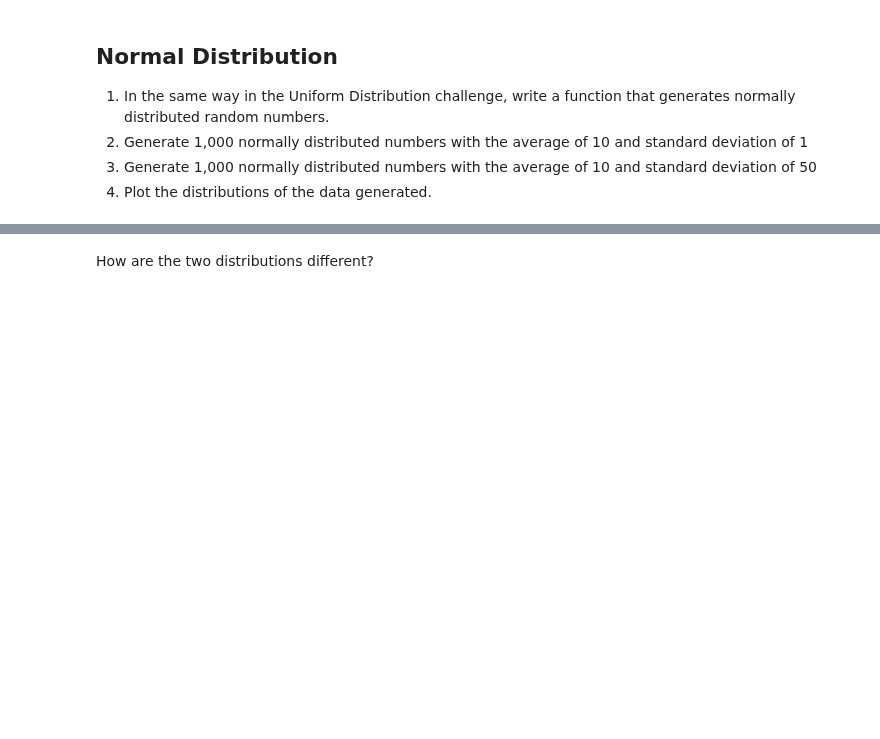
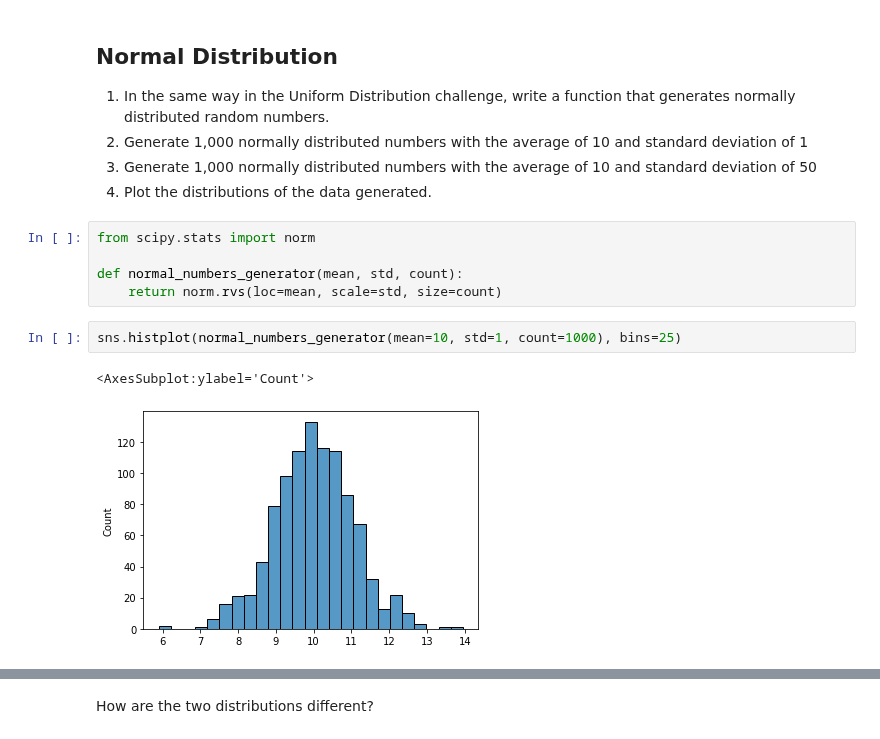
Before and after one commit to ta-datapt-bcn/lab-cont-probability-distribution, a Jupyter notebook: your_code/main.ipynb, the cells around one changed output, grey strips where cells are left out. Saved outputs shown, nothing was run; the diff lists cells and outputs as text; blank space fills up the shorter version.

```diff
--- a/your_code/main.ipynb
+++ b/your_code/main.ipynb
@@ -54,3 +73,13 @@ How are the two distributions different?
 1. Generate 1,000 normally distributed numbers with the average of 10 and standard deviation of 1
 1. Generate 1,000 normally distributed numbers with the average of 10 and standard deviation of 50
 2. Plot the distributions of the data generated.
+# %%
+from scipy.stats import norm
+
+def normal_numbers_generator(mean, std, count):
+    return norm.rvs(loc=mean, scale=std, size=count)
+# %%
+sns.histplot(normal_numbers_generator(mean=10, std=1, count=1000), bins=25)
+# %% [output]
+<AxesSubplot:ylabel='Count'>
+[figure, added]
```
Also changed, not shown: parts of 25 cells of this notebook, 1 other file.
